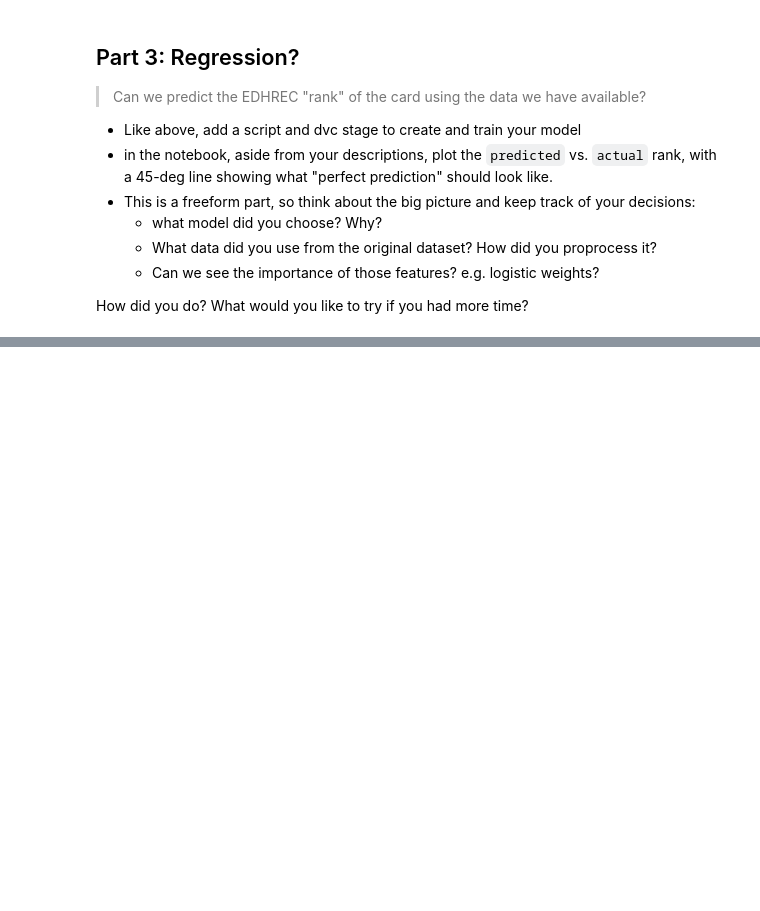
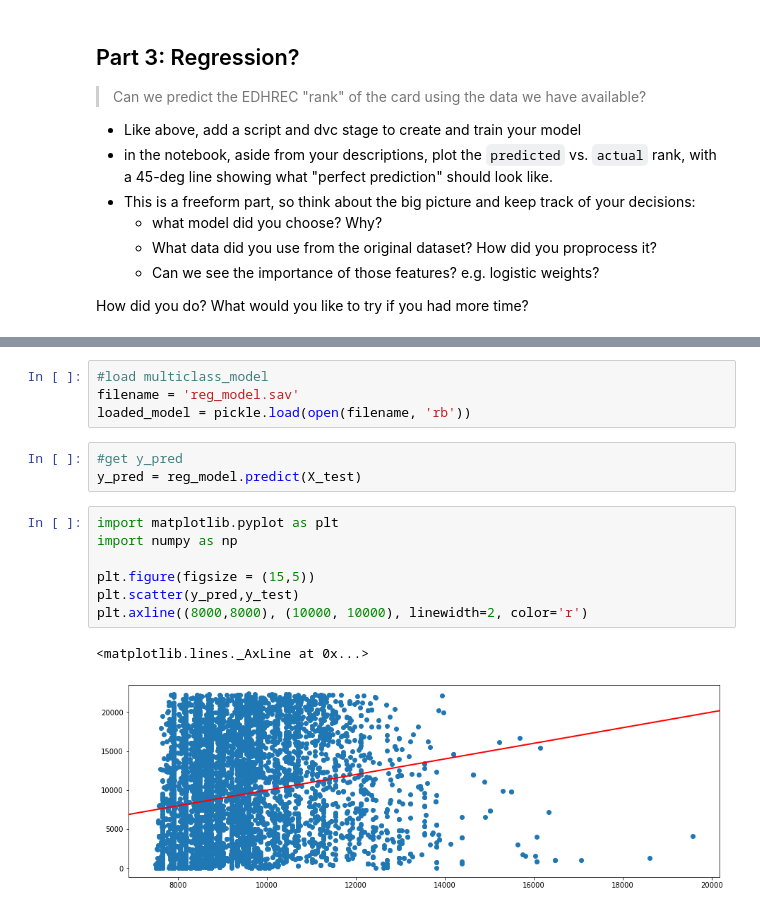
Before and after one commit to rtbs-dev/text-data-spr22, a Jupyter notebook: homework/hw2-goals-approaches/hw2-ry/hw2-ry.ipynb, the cells around one changed output, grey strips where cells are left out. Cells and saved outputs as stored; diff of their text form; blank space fills up the shorter version.

```diff
--- a/homework/hw2-goals-approaches/hw2-ry/hw2-ry.ipynb
+++ b/homework/hw2-goals-approaches/hw2-ry/hw2-ry.ipynb
@@ -146,0 +183,17 @@ How did you do? What would you like to try if you had more time?
+# %%
+#load multiclass_model
+filename = 'reg_model.sav'
+loaded_model = pickle.load(open(filename, 'rb'))
+# %%
+#get y_pred
+y_pred = reg_model.predict(X_test)
+# %%
+import matplotlib.pyplot as plt
+import numpy as np
+
+plt.figure(figsize = (15,5))
+plt.scatter(y_pred,y_test)
+plt.axline((8000,8000), (10000, 10000), linewidth=2, color='r')
+# %% [output]
+<matplotlib.lines._AxLine at 0x...>
+[figure, added]
```
Also changed, not shown: parts of 4 cells of this notebook, 1 other file.
